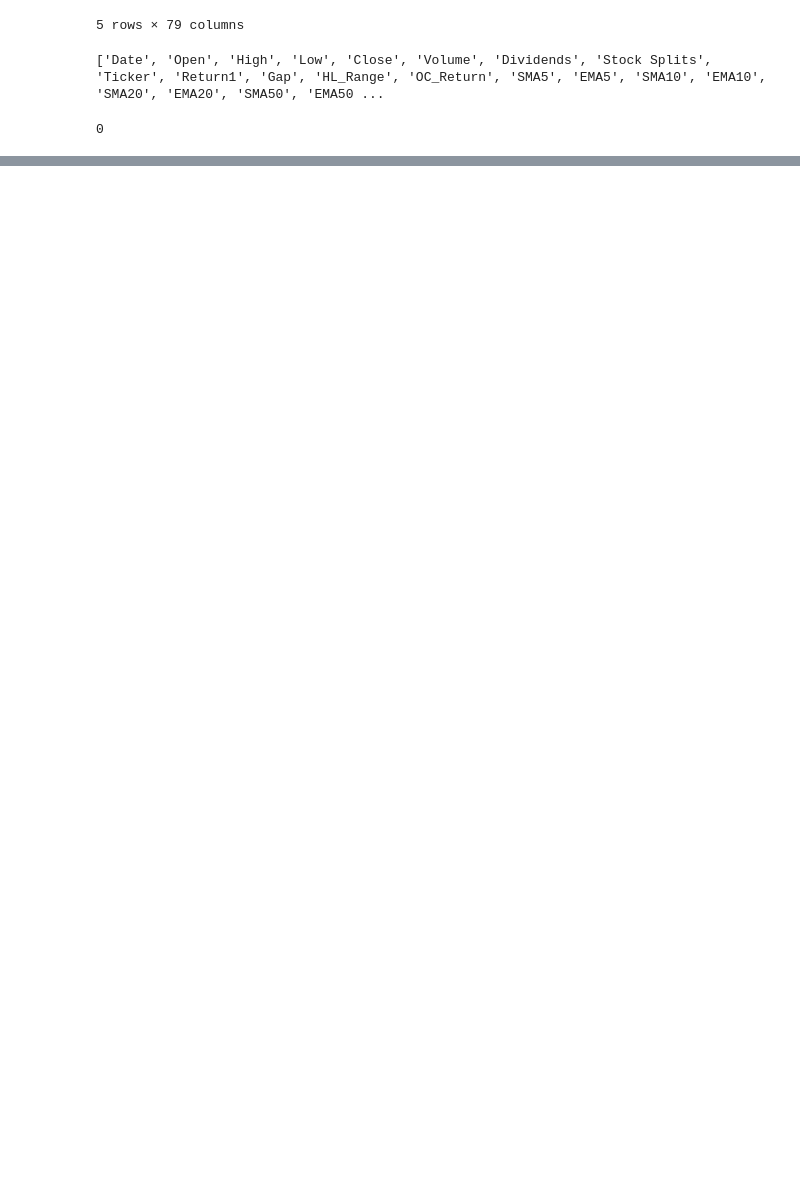
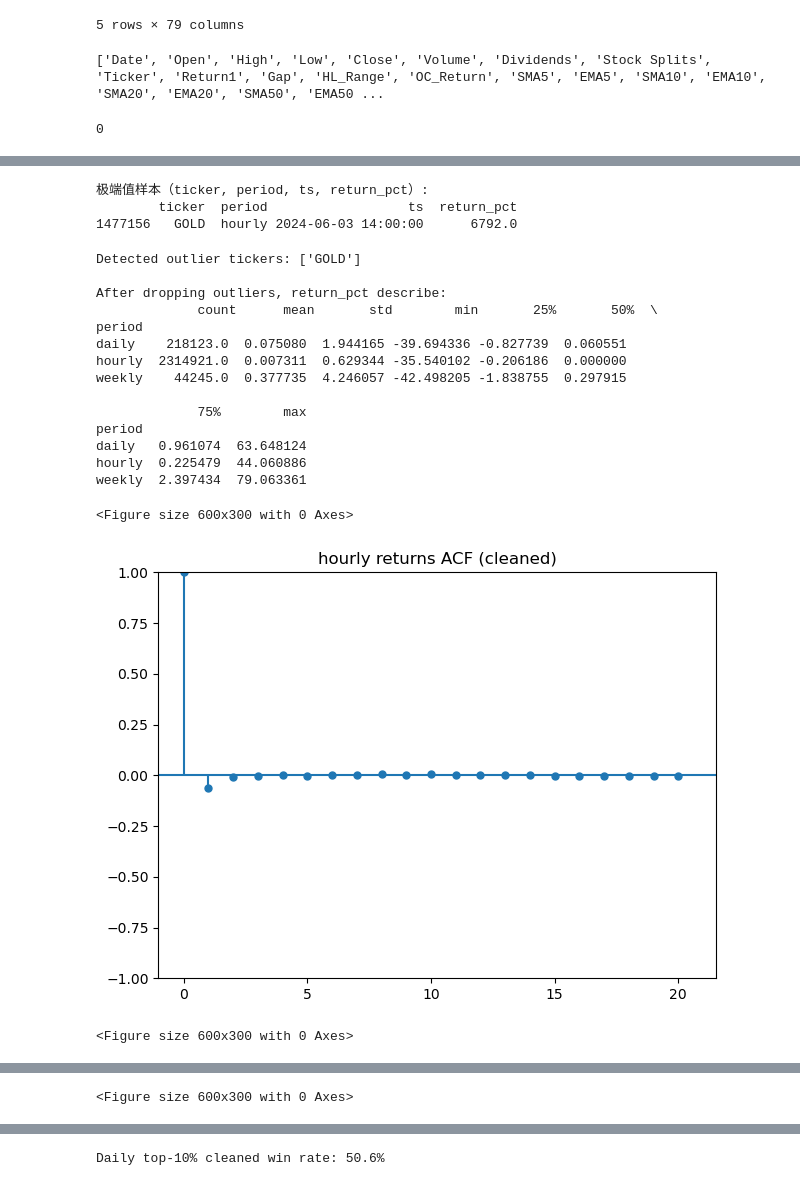
Before and after one commit to lucasking0109/MF-810-Final-Project, a Jupyter notebook: Cleaning data.ipynb, the cells around one changed output, grey strips where cells are left out. Drawn from its saved outputs; the diff is of its cells as text; code cells hidden in the pictures; blank space fills up the shorter version.

```diff
--- a/Cleaning data.ipynb
+++ b/Cleaning data.ipynb
@@ -192,0 +334,19 @@ dtype: float64
+# %%
+df = df.withColumn("datetime",
+       F.to_timestamp("datetime", "yyyy-MM-dd HH:mm:ss")
+)
+df.printSchema()  #check timestamp
+
+
+df2 = (df
+    .withColumn("date" , F.to_date("datetime"))
+    .withColumn("hour" , F.hour   ("datetime"))
+)
+
+# count trades in th day
+(df2
+ .groupBy("ticker", "date")
+ .agg(F.count("*").alias("cnt"))
+ .orderBy("ticker", "date")
+ .show(10, truncate=False)
+)
@@ -192,0 +658,58 @@ dtype: float64
+# %%
+# find outlier
+extreme_thresh = 100  # 百分比，只要超过 ±100%
+outliers = pdf[ pdf.return_pct.abs() > extreme_thresh ]
+print("极端值样本（ticker, period, ts, return_pct）:")
+print(outliers[["ticker","period","ts","return_pct"]])
+# %% [output]
+极端值样本（ticker, period, ts, return_pct）:
+        ticker  period                  ts  return_pct
+1477156   GOLD  hourly 2024-06-03 14:00:00      6792.0
+# %%
+import matplotlib.pyplot as plt
+from statsmodels.graphics.tsaplots import plot_acf
+
+
+extreme_thresh = 100  # 阈值：±100%
+outlier_tickers = pdf.loc[pdf.return_pct.abs() > extreme_thresh, 'ticker'].unique()
+print("Detected outlier tickers:", outlier_tickers)
+
+pdf_clean = pdf[~pdf.ticker.isin(outlier_tickers)].copy()
+
+
+desc = pdf_clean.groupby('period')['return_pct'].describe()
+print("\nAfter dropping outliers, return_pct describe:\n", desc)
+
+
+for per in ['hourly', 'daily', 'weekly']:
+    vals = pdf_clean.loc[pdf_clean.period == per, 'return_pct'].dropna()
+    plt.figure(figsize=(6, 3))
+    plot_acf(vals, lags=20, title=f"{per} returns ACF (cleaned)")
+    plt.tight_layout()
+    plt.show()
+
+
+daily = pdf_clean[pdf_clean.period == "daily"].copy()
+th = daily.return_pct.quantile(0.9)
+daily["next_return"] = daily.groupby("ticker")["return_pct"].shift(-1)
+signal = daily.return_pct > th
+win_rate = (daily.loc[signal, "next_return"] < 0).mean()
+print(f"Daily top-10% cleaned win rate: {win_rate:.1%}")
+# %% [output]
+Detected outlier tickers: ['GOLD']
+
+After dropping outliers, return_pct describe:
+             count      mean       std        min       25%       50%  \
+period
+daily    218123.0  0.075080  1.944165 -39.694336 -0.827739  0.060551
+hourly  2314921.0  0.007311  0.629344 -35.540102 -0.206186  0.000000
+weekly    44245.0  0.377735  4.246057 -42.498205 -1.838755  0.297915
+
+             75%        max
+period
+daily   0.961074  63.648124
+hourly  0.225479  44.060886
+weekly  2.397434  79.063361
+<Figure size 600x300 with 0 Axes>
+[figure, added]
+<Figure size 600x300 with 0 Axes>
@@ -192,0 +717 @@ dtype: float64
+<Figure size 600x300 with 0 Axes>
@@ -192,0 +719 @@ dtype: float64
+Daily top-10% cleaned win rate: 50.6%
```
Also changed, not shown: parts of 28 cells of this notebook.
